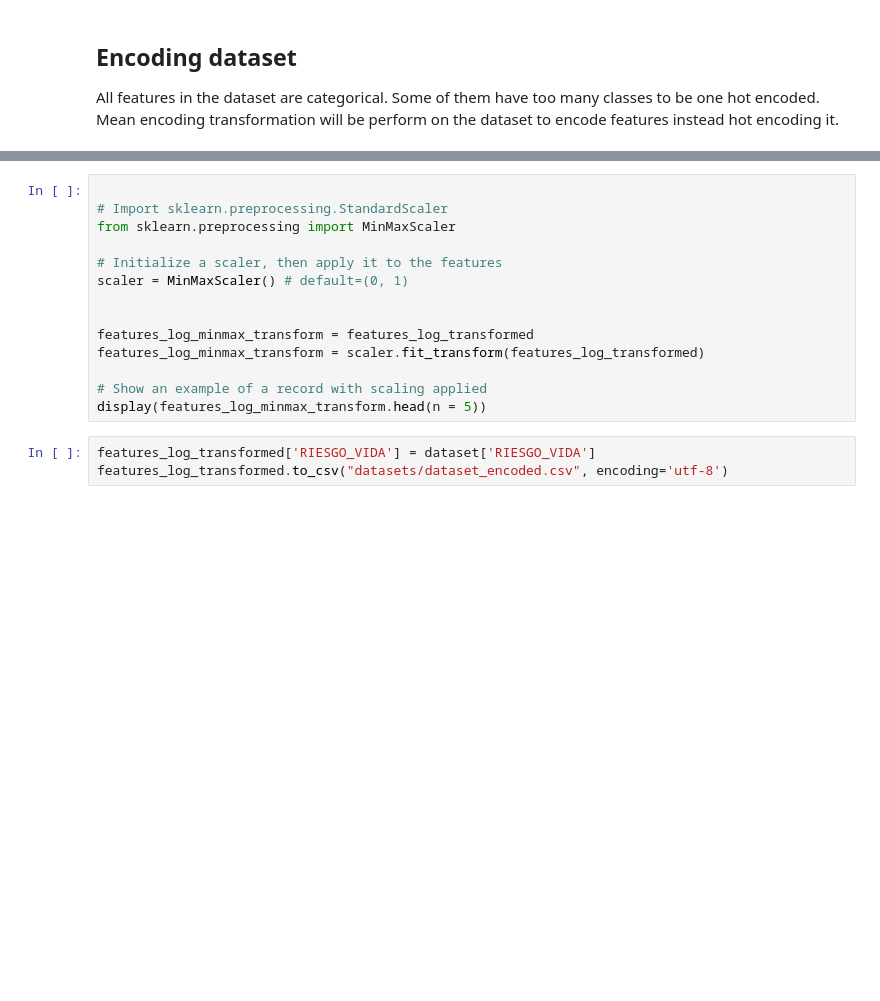
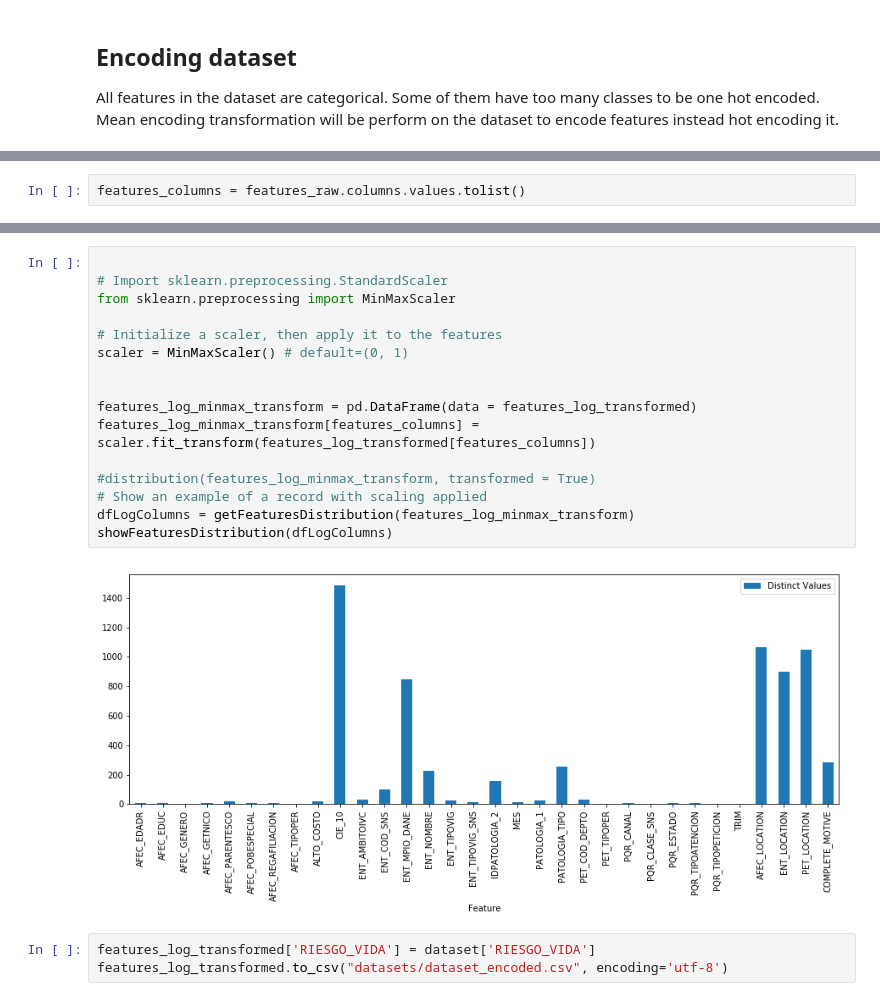
Before and after one commit to mrugeles/capstone-project, a Jupyter notebook: 2) Dataset - Preprocessing.ipynb, the cells around one changed output, grey strips where cells are left out. Cells and saved outputs as stored; diff of their text form; blank space fills up the shorter version.

```diff
--- a/2) Dataset - Preprocessing.ipynb
+++ b/2) Dataset - Preprocessing.ipynb
@@ -174,3 +146,5 @@ display(features_raw[featuresContinous])
+# %%
+features_columns = features_raw.columns.values.tolist()
 # %%
 from category_encoders import *
 import time
@@ -237,17 +185,21 @@ distribution(features_log_transformed, transformed = True)
 # %%
 
 # Import sklearn.preprocessing.StandardScaler
 from sklearn.preprocessing import MinMaxScaler
 
 # Initialize a scaler, then apply it to the features
 scaler = MinMaxScaler() # default=(0, 1)
 
 
-features_log_minmax_transform = features_log_transformed
-features_log_minmax_transform = scaler.fit_transform(features_log_transformed)
+features_log_minmax_transform = pd.DataFrame(data = features_log_transformed)
+features_log_minmax_transform[features_columns] = scaler.fit_transform(features_log_transformed[features_columns])
 
+#distribution(features_log_minmax_transform, transformed = True)
 # Show an example of a record with scaling applied
-display(features_log_minmax_transform.head(n = 5))
+dfLogColumns = getFeaturesDistribution(features_log_minmax_transform)
+showFeaturesDistribution(dfLogColumns)
+# %% [output]
+[figure, added]
 # %%
 features_log_transformed['RIESGO_VIDA'] = dataset['RIESGO_VIDA']
 features_log_transformed.to_csv("datasets/dataset_encoded.csv", encoding='utf-8')
```
Also changed, not shown: parts of 9 cells of this notebook, 11 other files.
